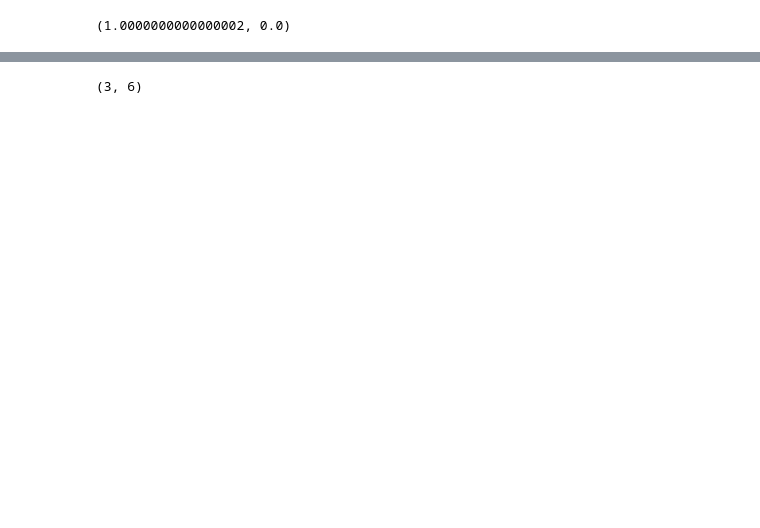
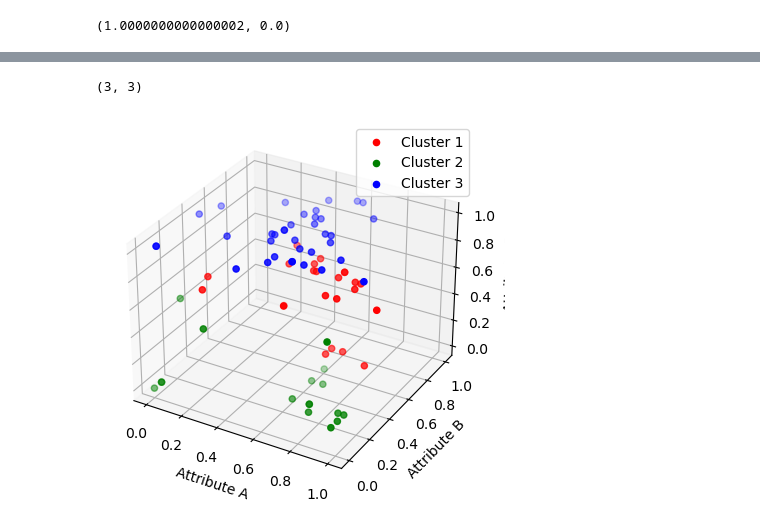
Before and after one commit to kamil271e/snum-lab, a Jupyter notebook: lab4_kmeans/k-means_exercises.ipynb, the cells around one changed output, grey strips where cells are left out. Drawn from its saved outputs; the diff is of its cells as text; code cells hidden in the pictures; blank space fills up the shorter version.

```diff
--- a/lab4_kmeans/k-means_exercises.ipynb
+++ b/lab4_kmeans/k-means_exercises.ipynb
@@ -259,18 +265,9 @@ def get_distance(x, y):
 def get_centroids(X, k=3):
     indices = np.random.choice(X.shape[0], size=k, replace=False)
     return X[indices, :]
-
-centroids = get_centroids(X)
-centroids.shape
-# %% [output]
-(3, 6)
 # %%
-clusters = None
-
-def KMeans_step(X, k, centroids, clusters):
+def KMeans_step(X, centroids, k, clusters):
     no_change = True
-    if clusters is None:
-        no_change = False
 
     new_clusters = [[] for _ in range(k)]
     for point_i in X:
@@ -283,8 +280,11 @@ def KMeans_step(X, k, centroids, clusters):
                 centroid_i = i
         new_clusters[centroid_i].append(point_i)
 
-    if new_clusters != clusters:
+    if clusters is None:
         no_change = False
+    else:
+        if not np.array_equal(clusters, new_clusters):
+            no_change = False
 
     new_centroids = np.empty(centroids.shape)
     for i in range(k):
@@ -292,9 +292,36 @@ def KMeans_step(X, k, centroids, clusters):
 
     return new_centroids, new_clusters, no_change
 # %%
-max_iter = 50
+def KMeans_(X, centroids, k, max_iter=50):
+    clusters = [[] for _ in range(k)]
+    for i in range(max_iter):
+        centroids, clusters, no_change = KMeans_step(X, centroids, k, clusters)
+        if no_change:
+            print(f'No change at {i} iteration'); break
 
-for i in range(max_iter):
-    centroids, clusters, no_change = KMeans_step(X, k, centroids, clusters)
-    if no_change:
-        break
+    return clusters
+# %%
+centroids = get_centroids(X)
+print(centroids.shape)
+clusters = KMeans_(X, centroids, k=3)
+# %% [output]
+(3, 3)
+# %%
+fig = plt.figure()
+ax = fig.add_subplot(111, projection='3d')
+
+colors = ['r', 'g', 'b']
+labels = ['Cluster 1', 'Cluster 2', 'Cluster 3']
+
+for i, cluster in enumerate(clusters):
+    cluster = np.array(cluster)
+    ax.scatter(cluster[:, 0], cluster[:, 1], cluster[:, 2], c=colors[i], label=labels[i])
+
+ax.set_xlabel('Attribute A')
+ax.set_ylabel('Attribute B')
+ax.set_zlabel('Attribute C')
+ax.legend()
+
+plt.show()
+# %% [output]
+[figure, added]
```
Also changed, not shown: parts of 9 cells of this notebook.
